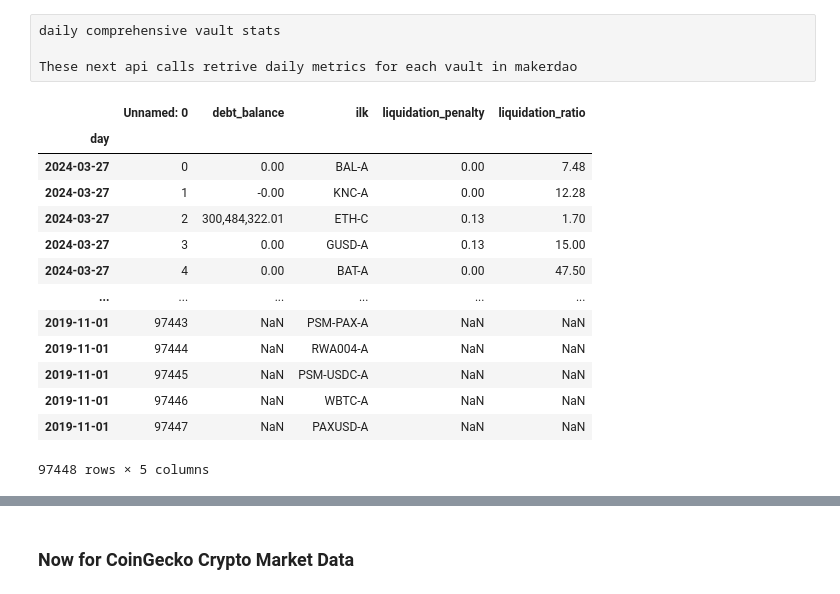
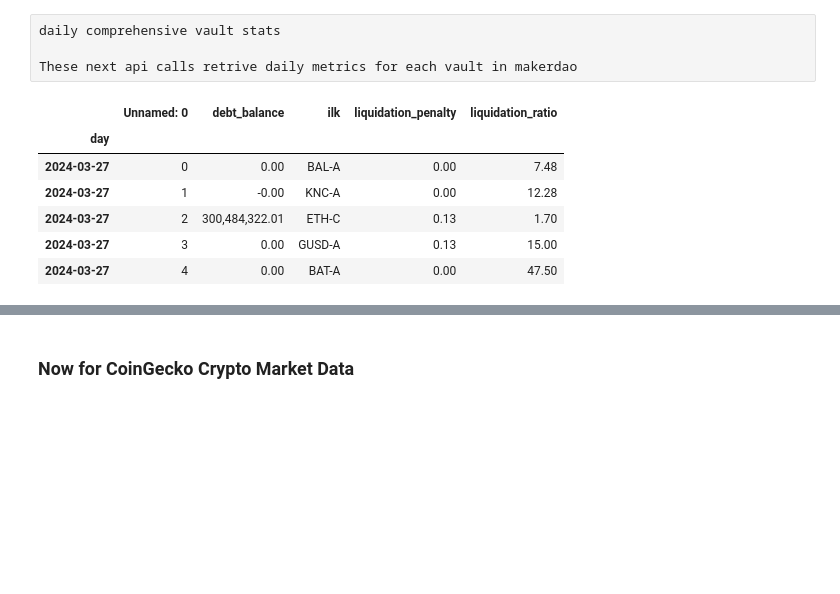
Before and after one commit to BrandynHamilton/mkrdao_port_mgmt, a Jupyter notebook: notebooks/exploratory.ipynb, the cells around one changed output, grey strips where cells are left out. Drawn from its saved outputs; the diff is of its cells as text; code cells hidden in the pictures; blank space fills up the shorter version.

```diff
--- a/notebooks/exploratory.ipynb
+++ b/notebooks/exploratory.ipynb
@@ -626,21 +767,14 @@ debtbal_lpenalty_lratio.to_csv(debtbal_lpenalty_lratio_path)
 debtbal_lpenalty_lratio_path_csv = pd.read_csv(debtbal_lpenalty_lratio_path, index_col = 'day', parse_dates=True)
 # %%
-debtbal_lpenalty_lratio_path_csv
+debtbal_lpenalty_lratio_path_csv.head()
 # %% [output]
 |  | Unnamed: 0 | debt_balance | ilk | liquidation_penalty | liquidation_ratio |
 | day |  |  |  |  |  |
 | 2024-03-27 | 0 | 0.00 | BAL-A | 0.00 | 7.48 |
 | 2024-03-27 | 1 | -0.00 | KNC-A | 0.00 | 12.28 |
 | 2024-03-27 | 2 | 300,484,322.01 | ETH-C | 0.13 | 1.70 |
 | 2024-03-27 | 3 | 0.00 | GUSD-A | 0.13 | 15.00 |
 | 2024-03-27 | 4 | 0.00 | BAT-A | 0.00 | 47.50 |
-| ... | ... | ... | ... | ... | ... |
-| 2019-11-01 | 97443 | NaN | PSM-PAX-A | NaN | NaN |
-| 2019-11-01 | 97444 | NaN | RWA004-A | NaN | NaN |
-| 2019-11-01 | 97445 | NaN | PSM-USDC-A | NaN | NaN |
-| 2019-11-01 | 97446 | NaN | WBTC-A | NaN | NaN |
-| 2019-11-01 | 97447 | NaN | PAXUSD-A | NaN | NaN |
-97448 rows × 5 columns
 # %%
 debtbal_lpenalty_lratio_path_csv_reset = debtbal_lpenalty_lratio_path_csv.reset_index()
 debtbal_lpenalty_lratio_path_csv_clean = debtbal_lpenalty_lratio_path_csv_reset.drop_duplicates(subset=['day', 'ilk'], keep='last')
```
Also changed, not shown: parts of 201 cells of this notebook, 2 other files.
